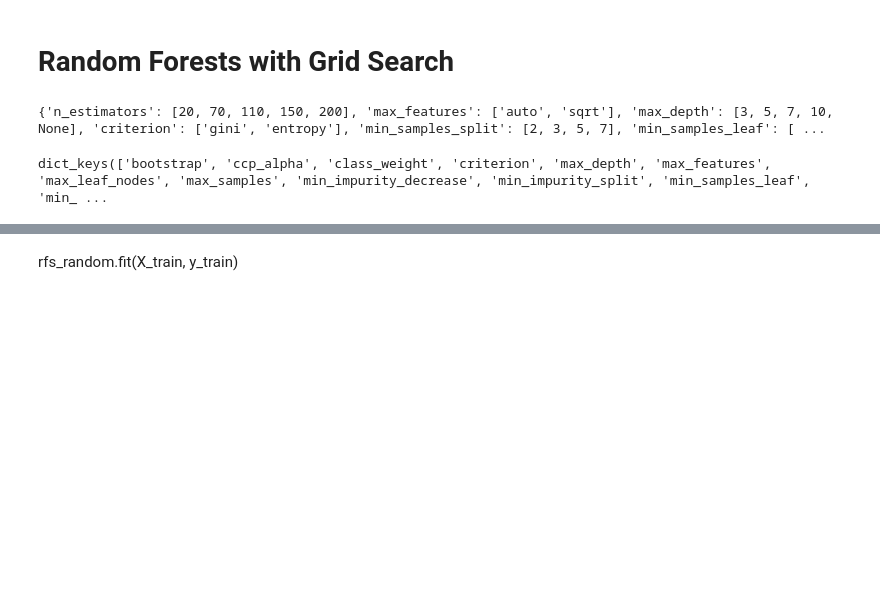
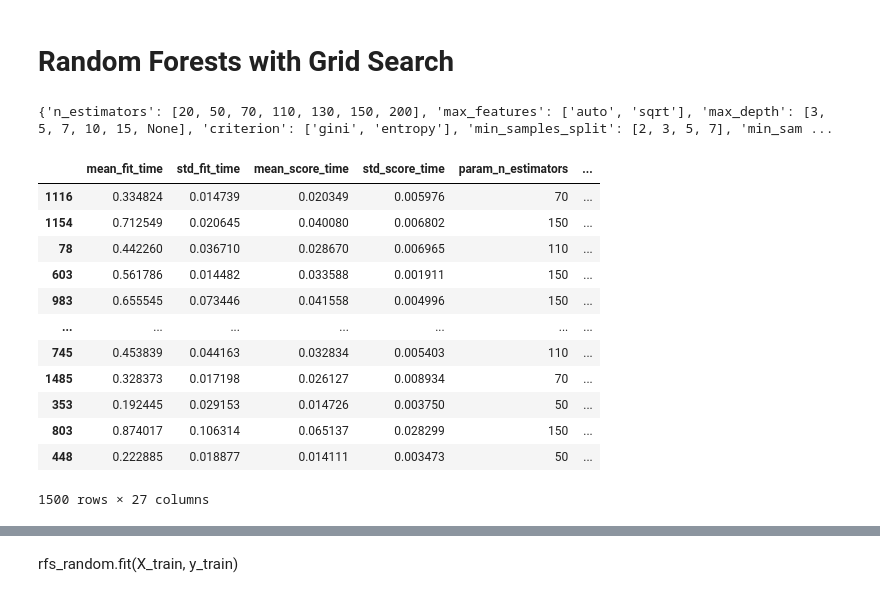
Before and after one commit to lucas-ubm/MaastrichtFlu, a Jupyter notebook: models.ipynb, the cells around one changed output, grey strips where cells are left out. Cells and saved outputs as stored; diff of their text form; code cells hidden in the pictures; blank space fills up the shorter version.

```diff
--- a/models.ipynb
+++ b/models.ipynb
@@ -601,23 +481,42 @@ from sklearn.model_selection import GridSearchCV
 from sklearn.model_selection import RandomizedSearchCV
 w0 = 0.0599
 
+cw = []
+for i in np.linspace(start = 0.001, stop = 0.15, num = 10):
+    cw.append({0:i, 1:1-i})
+cw.append('balanced')
+
 param_grid = {
-    'n_estimators' : [20,70,110, 150, 200],
+    'n_estimators' : [20,50,70,110, 130, 150, 200],
     'max_features' : ['auto', 'sqrt'],
-    'max_depth':[3, 5, 7, 10, None],
+    'max_depth':[3, 5, 7, 10, 15, None],
     'criterion' : ['gini', 'entropy'],
     'min_samples_split' : [2, 3, 5, 7],
     'min_samples_leaf' : [2, 3, 5, 7],
-    'class_weight': [{0:0.1, 1:0.9},{0:0.06, 1:0.94}, {0:0.05, 1:0.95}, 'balanced', {0:w0,1:1-w0}]
+    'class_weight': cw
 }
 # %%
 print(param_grid)
 # %% [output]
-{'n_estimators': [20, 70, 110, 150, 200], 'max_features': ['auto', 'sqrt'], 'max_depth': [3, 5, 7, 10, None], 'criterion': ['gini', 'entropy'], 'min_samples_split': [2, 3, 5, 7], 'min_samples_leaf': [ ...
+{'n_estimators': [20, 50, 70, 110, 130, 150, 200], 'max_features': ['auto', 'sqrt'], 'max_depth': [3, 5, 7, 10, 15, None], 'criterion': ['gini', 'entropy'], 'min_samples_split': [2, 3, 5, 7], 'min_sam ...
 # %%
 rfs = RandomForestClassifier()
 rfs_random = RandomizedSearchCV(rfs, param_grid, scoring='balanced_accuracy', cv=5, return_train_score=True, random_state=42, n_jobs=-1, n_iter=1500)
-# %%
-rfs.get_params().keys()
-# %% [output]
-dict_keys(['bootstrap', 'ccp_alpha', 'class_weight', 'criterion', 'max_depth', 'max_features', 'max_leaf_nodes', 'max_samples', 'min_impurity_decrease', 'min_impurity_split', 'min_samples_leaf', 'min_ ...
+# %%
+best = pd.DataFrame(rfs_random.cv_results_).sort_values(by='mean_test_score', ascending=False)
+# %%
+best
+# %% [output]
+|  | mean_fit_time | std_fit_time | mean_score_time | std_score_time | param_n_estimators | ... |
+| 1116 | 0.334824 | 0.014739 | 0.020349 | 0.005976 | 70 | ... |
+| 1154 | 0.712549 | 0.020645 | 0.040080 | 0.006802 | 150 | ... |
+| 78 | 0.442260 | 0.036710 | 0.028670 | 0.006965 | 110 | ... |
+| 603 | 0.561786 | 0.014482 | 0.033588 | 0.001911 | 150 | ... |
+| 983 | 0.655545 | 0.073446 | 0.041558 | 0.004996 | 150 | ... |
+| ... | ... | ... | ... | ... | ... | ... |
+| 745 | 0.453839 | 0.044163 | 0.032834 | 0.005403 | 110 | ... |
+| 1485 | 0.328373 | 0.017198 | 0.026127 | 0.008934 | 70 | ... |
+| 353 | 0.192445 | 0.029153 | 0.014726 | 0.003750 | 50 | ... |
+| 803 | 0.874017 | 0.106314 | 0.065137 | 0.028299 | 150 | ... |
+| 448 | 0.222885 | 0.018877 | 0.014111 | 0.003473 | 50 | ... |
+1500 rows × 27 columns
```
Also changed, not shown: parts of 43 cells of this notebook, 56 other files.
